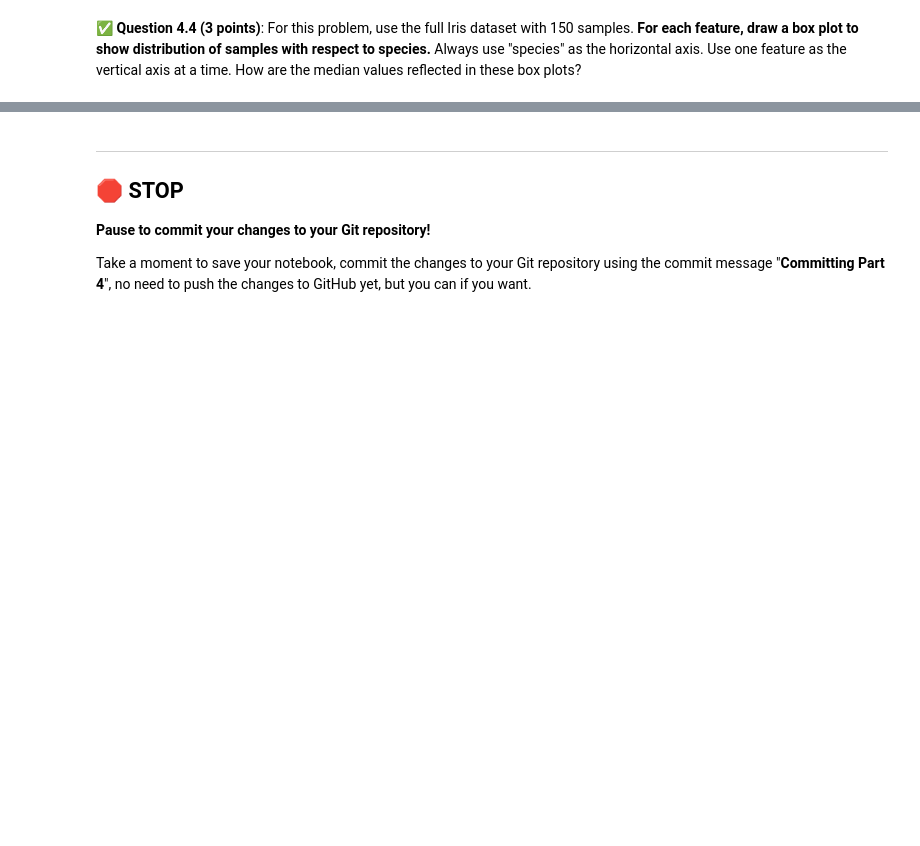
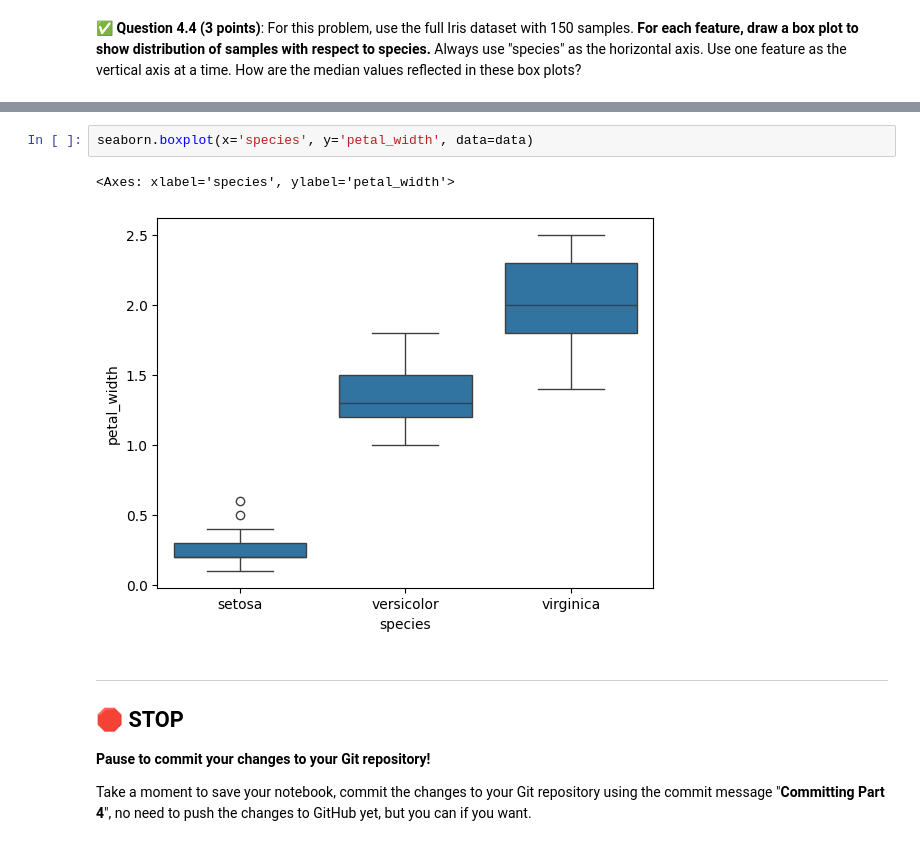
Before and after one commit to brytran/CMSE202-f23-turnin, a Jupyter notebook: hw-01/HW-01_GitPracticeDebuggingPythonPackagesAndClasses-STUDENT.ipynb, the cells around one changed output, grey strips where cells are left out. Cells and saved outputs as stored; diff of their text form; blank space fills up the shorter version.

```diff
--- a/hw-01/HW-01_GitPracticeDebuggingPythonPackagesAndClasses-STUDENT.ipynb
+++ b/hw-01/HW-01_GitPracticeDebuggingPythonPackagesAndClasses-STUDENT.ipynb
@@ -491,3 +500,8 @@ seaborn.boxplot(x='species', y='sepal_width', data=data)
+# %%
+seaborn.boxplot(x='species', y='petal_width', data=data)
+# %% [output]
+<Axes: xlabel='species', ylabel='petal_width'>
+[figure, added]
 # %% [markdown]
 ---
 ## &#128721; STOP
```
Also changed, not shown: parts of 14 cells of this notebook.
